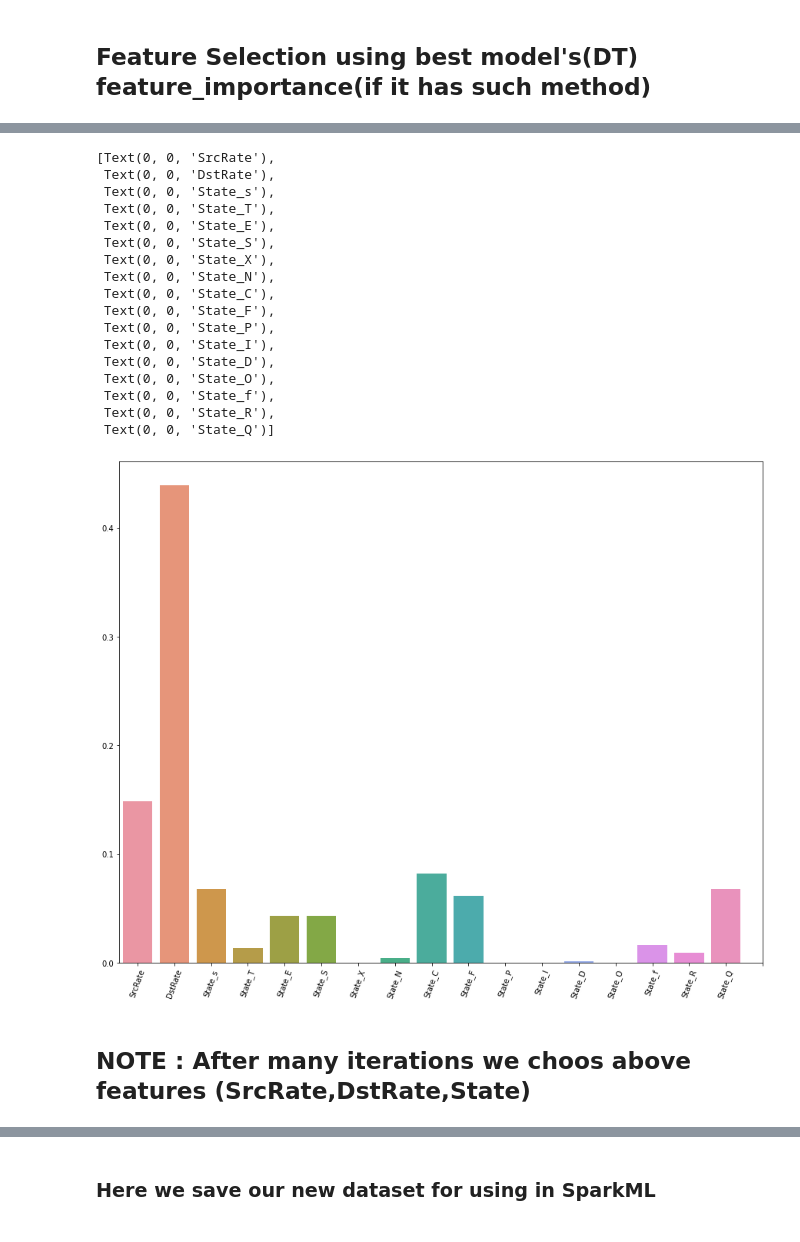
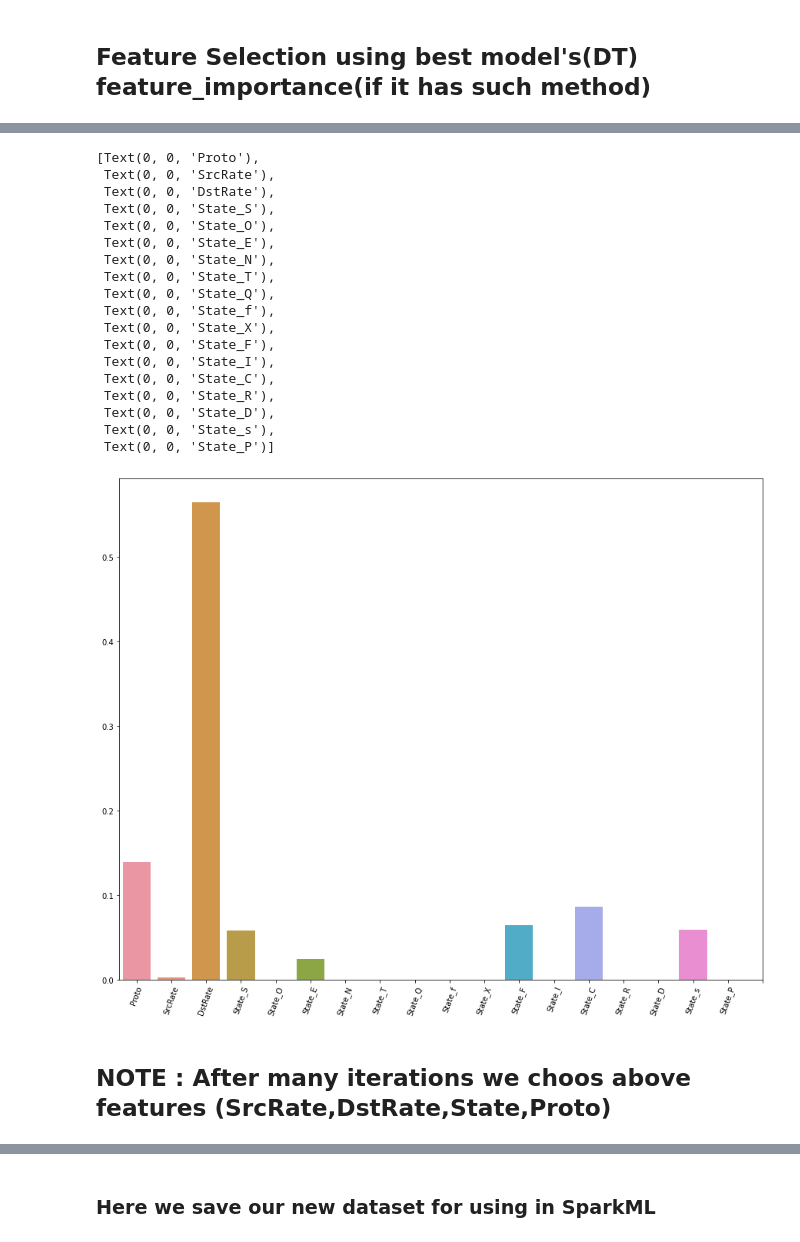
Before and after one commit to meysam-amini/iot-network-intrusion-dataset, a Jupyter notebook: IoT_Intrusion_Dataset.ipynb, the cells around one changed output, grey strips where cells are left out. Drawn from its saved outputs; the diff is of its cells as text; code cells hidden in the pictures.

```diff
--- a/IoT_Intrusion_Dataset.ipynb
+++ b/IoT_Intrusion_Dataset.ipynb
@@ -999,26 +999,26 @@ non_tree_numeric_transformer = Pipeline(steps=[
     ('imputer', SimpleImputer(strategy='constant',fill_value=0)),
     ('scaler', StandardScaler())])
 
-categorical_transformer = Pipeline(steps=[
+non_tree_categorical_transformer = Pipeline(steps=[
     ('imputer', SimpleImputer(strategy='constant',fill_value=0)),
-    # ('encoder', OneHotEncoder(handle_unknown='ignore'))
+    ('encoder', OneHotEncoder(handle_unknown='ignore'))
     ])
 
 
-#tree_categorical_transformer = SimpleImputer(strategy='most_frequent')
+tree_categorical_transformer = SimpleImputer(strategy='constant',fill_value=0)#strategy='most_frequent')
 
 tree_numeric_transformer = SimpleImputer(strategy='constant',fill_value=0)
 
 
 
 non_tree_preprocessor = ColumnTransformer(transformers=[
-    ('cat', categorical_transformer, cat_cols),
+    ('cat', non_tree_categorical_transformer, cat_cols),
     ('num', non_tree_numeric_transformer, num_cols)
     ],remainder='passthrough', sparse_threshold=0)
 
 
 tree_preprocessor = ColumnTransformer(transformers=[
-    ('cat', categorical_transformer, cat_cols),
+    ('cat', tree_categorical_transformer, cat_cols),
     ('num', tree_numeric_transformer, num_cols)
     ],remainder='passthrough', sparse_threshold=0)
 
@@ -1269,3 +1264,18 @@ MLPC
 # %%
 
 X_train, X_test, y_train, y_test = train_test_split( x, y, test_size=0.3, random_state=42,stratify=y)
+# %%
+LR=LogisticRegression(random_state=seed,C=10,max_iter=100)
+LR.fit(X_train,y_train)
+
+print(f'score: {LR.score(X_test,y_test)}')
+importance = LR.coef_[0]
+# summarize feature importance
+for i,v in enumerate(importance):
+	print('Feature: %0d, Score: %.5f' % (i,v))
+# plot feature importance
+
+plt.figure(figsize=(15,12))
+fig=sns.barplot([x for x in range(len(importance))], importance)
+fig.set_xticks(np.linspace(0,x.columns.size,x.columns.size+1))
+fig.axes.set_xticklabels(x.columns, rotation=70)
@@ -1272,5 +1321,5 @@ X_train, X_test, y_train, y_test = train_test_split( x, y, test_size=0.3, random
 # %%
-DT=DecisionTreeClassifier(random_state=seed,criterion='entropy',max_depth=16)
+DT=DecisionTreeClassifier(random_state=seed,criterion='entropy',max_depth=6)
 DT.fit(X_train,y_train)
 
 print(f'score: {DT.score(X_test,y_test)}')
@@ -1306,20 +1356,21 @@ Feature: 16, Score: 0.06800
-[Text(0, 0, 'SrcRate'),
+[Text(0, 0, 'Proto'),
+ Text(0, 0, 'SrcRate'),
  Text(0, 0, 'DstRate'),
+ Text(0, 0, 'State_S'),
+ Text(0, 0, 'State_O'),
+ Text(0, 0, 'State_E'),
+ Text(0, 0, 'State_N'),
+ Text(0, 0, 'State_T'),
+ Text(0, 0, 'State_Q'),
+ Text(0, 0, 'State_f'),
+ Text(0, 0, 'State_X'),
+ Text(0, 0, 'State_F'),
+ Text(0, 0, 'State_I'),
+ Text(0, 0, 'State_C'),
+ Text(0, 0, 'State_R'),
+ Text(0, 0, 'State_D'),
  Text(0, 0, 'State_s'),
- Text(0, 0, 'State_T'),
- Text(0, 0, 'State_E'),
- Text(0, 0, 'State_S'),
- Text(0, 0, 'State_X'),
- Text(0, 0, 'State_N'),
- Text(0, 0, 'State_C'),
- Text(0, 0, 'State_F'),
- Text(0, 0, 'State_P'),
- Text(0, 0, 'State_I'),
- Text(0, 0, 'State_D'),
- Text(0, 0, 'State_O'),
- Text(0, 0, 'State_f'),
- Text(0, 0, 'State_R'),
- Text(0, 0, 'State_Q')]
+ Text(0, 0, 'State_P')]
-[figure, old version]
+[figure, new version]
 # %% [markdown]
-## NOTE : After many iterations we choos above features (SrcRate,DstRate,State)
+## NOTE : After many iterations we choos above features (SrcRate,DstRate,State,Proto)
```
Also changed, not shown: parts of 17 cells of this notebook.
